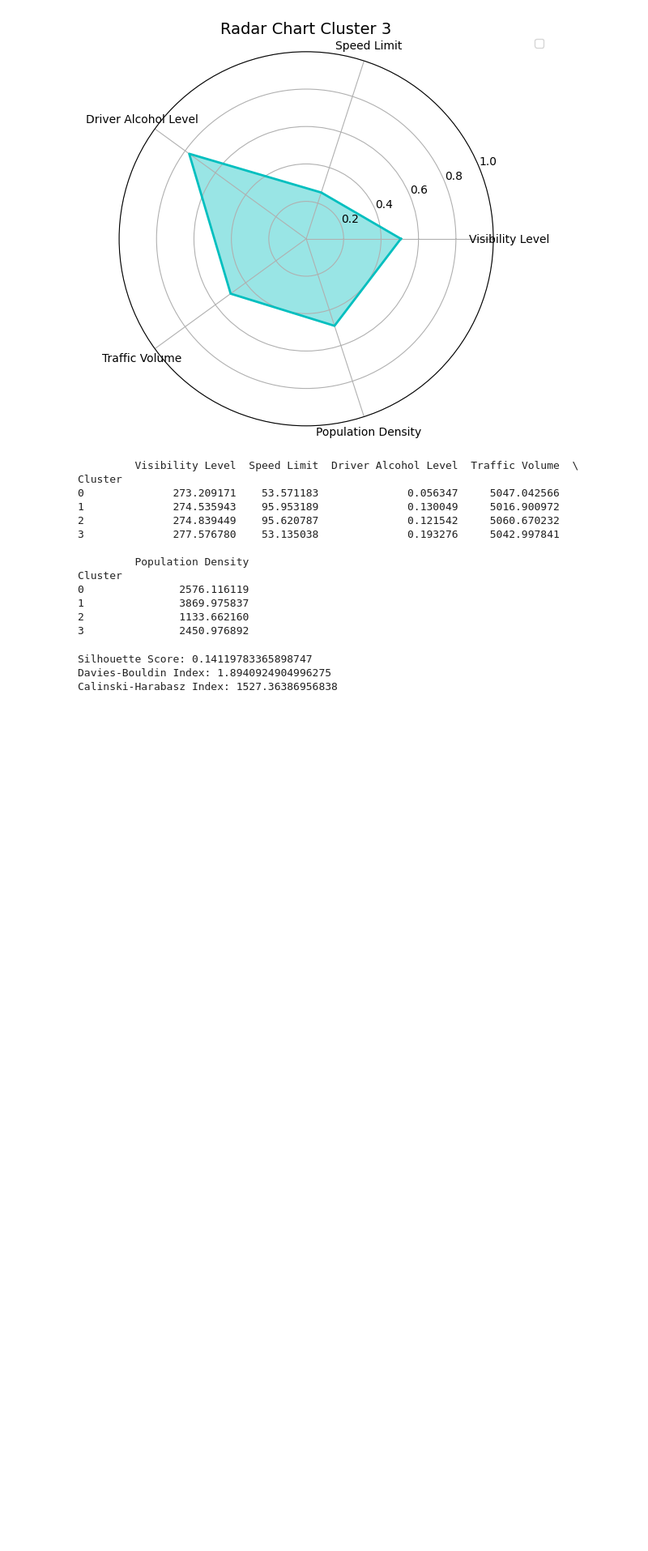
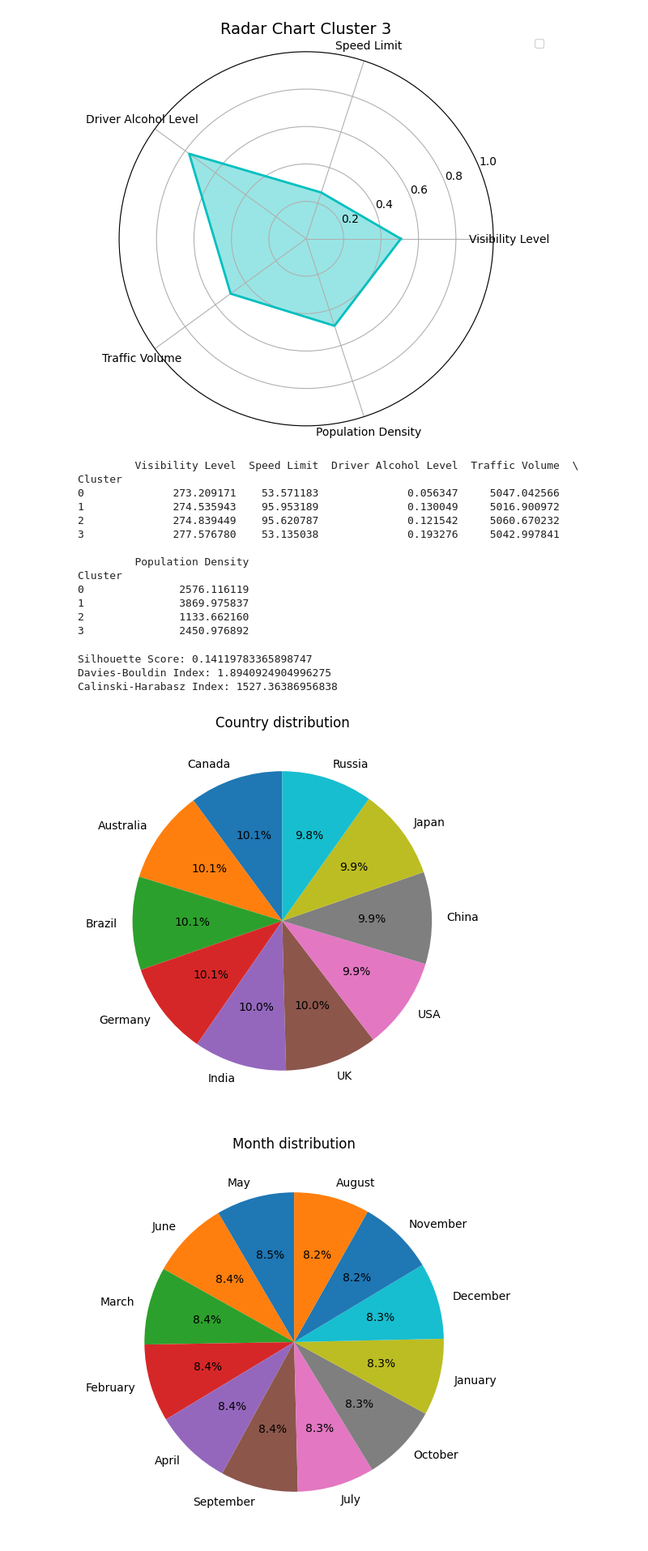
Before and after one commit to iamnotchris14/RoadAccidentDataset, a Jupyter notebook: kMeansClustering.ipynb, the cells around one changed output. Shown at 81% size. Saved outputs shown, nothing was run; the diff lists cells and outputs as text; code cells hidden in the pictures; blank space fills up the shorter version.

```diff
--- a/kMeansClustering.ipynb
+++ b/kMeansClustering.ipynb
@@ -486,3 +550,14 @@ print("Calinski-Harabasz Index:", ch_score)
 Silhouette Score: 0.14119783365898747
 Davies-Bouldin Index: 1.8940924904996275
 Calinski-Harabasz Index: 1527.36386956838
+# %%
+cat_cols = data_cleaned.select_dtypes(include=['object', 'category']).columns
+for col in cat_cols:
+    counts = data_cleaned[col].value_counts()
+    plt.figure(figsize=(6,6))
+    plt.pie(counts, labels=counts.index, autopct='%1.1f%%', startangle=90)
+    plt.title(f'{col} distribution')
+    plt.show()
+# %% [output]
+[figure, added]
+[figure, added]
```
Also changed, not shown: parts of 3 cells of this notebook.
